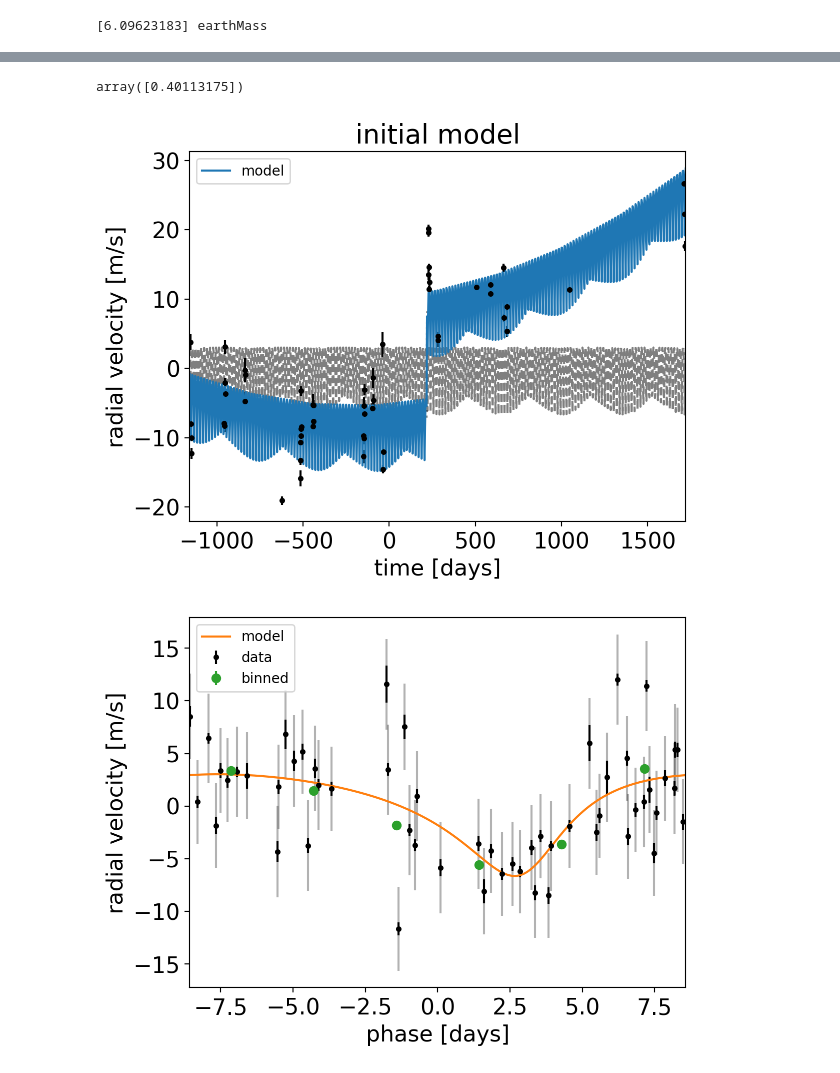
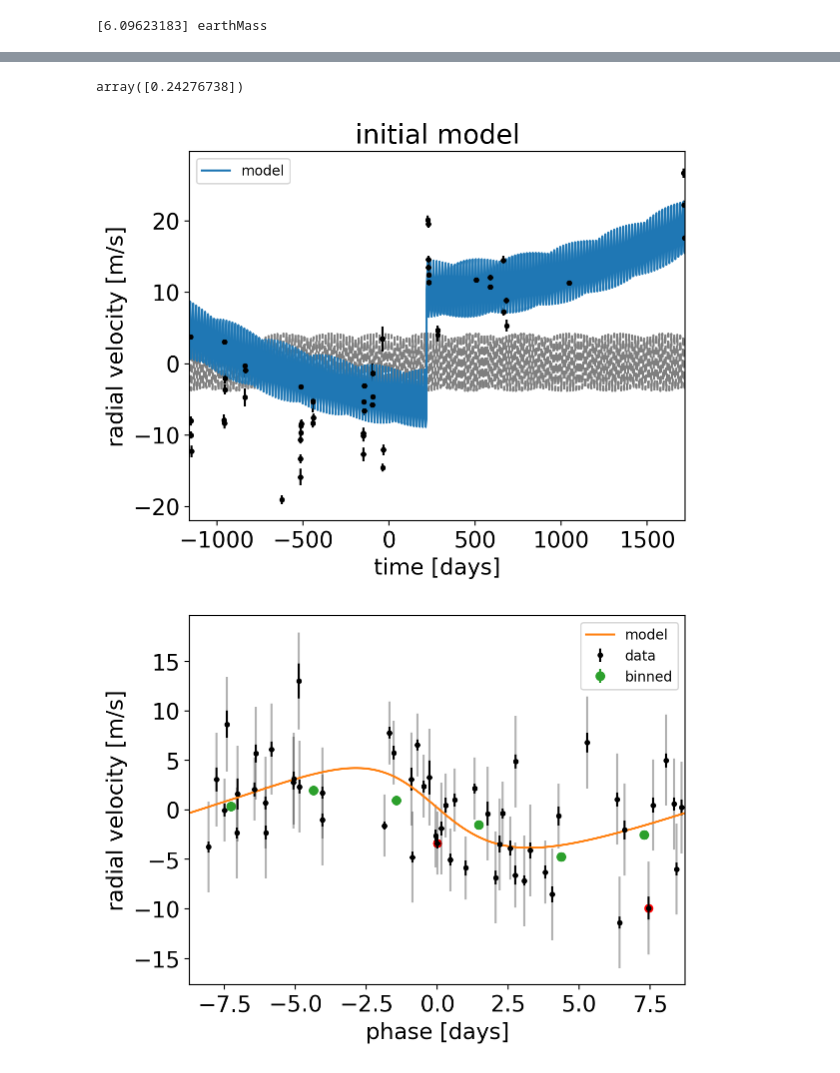
Before and after one commit to megbedell/tesstwin, a Jupyter notebook: notebooks/exoplanet/rv_fit.ipynb, the cells around one changed output, grey strips where cells are left out. Drawn from its saved outputs; the diff is of its cells as text; code cells hidden in the pictures.

Commit message:
eccentricity calculations and paper outline

```diff
--- a/notebooks/exoplanet/rv_fit.ipynb
+++ b/notebooks/exoplanet/rv_fit.ipynb
@@ -122,12 +149,15 @@ fwhm_rv_guess = np.copy(fwhm_rv)
 fwhm_rv_guess[pug] -= 1.
 
 plt.errorbar(fwhm_rv_guess, y_rv_guess, yerr=yerr_rv, fmt=",k")
-plt.scatter(fwhm_rv_guess, y_rv_guess, c='k', s=7)
+plt.scatter(fwhm_rv_guess, y_rv_guess, c='k', s=10)
 plt.xlabel('FWHM (arbitrary units)')
 plt.ylabel('RV (m/s)')
 
 from scipy.stats import pearsonr
 print("Pearson R is {0:.4f} with a false-alarm probability of {1:.4f}".format(*pearsonr(fwhm_rv_guess, y_rv_guess)))
+
+mask = (fwhm_rv_guess > 1.8) | (fwhm_rv_guess > 0) & (y_rv_guess < -15)
+plt.scatter(fwhm_rv_guess[mask], y_rv_guess[mask], c='r', s=20);
 # %% [output]
 Pearson R is 0.4587 with a false-alarm probability of 0.0004
 [figure]
@@ -172,7 +200,7 @@ def build_model(start=None, bis=False, fwhm=False):
         m_pl = pm.Deterministic("m_pl", tt.exp(log_m_pl))
 
         BoundedBeta = pm.Bound(pm.Beta, lower=0, upper=1-1e-5)
-        ecc = BoundedBeta("ecc", alpha=0.867, beta=3.03, testval=np.zeros(n_pl)+0.01, shape=n_pl)
+        ecc = xo.distributions.eccentricity.kipping13("ecc", testval=np.zeros(n_pl)+0.01, shape=n_pl)
         #ecc = xo.distributions.UnitUniform("ecc", testval=np.zeros(n_pl)+0.01, shape=n_pl)
         omega = xo.distributions.Angle("omega", shape=n_pl)
 
@@ -196,6 +224,9 @@ def build_model(start=None, bis=False, fwhm=False):
             ecc=ecc, omega=omega,
             m_planet=m_pl,
             m_planet_units=msini.unit)
+
+        # Save some deterministics
+        dist_peri =
 
         # Set up the RV model and save it as a deterministic
         # for plotting purposes later
@@ -250,5 +281,5 @@ def build_model(start=None, bis=False, fwhm=False):
 
     return model, map_soln
 # %%
-model, map_soln = build_model()
+model, map_soln = build_model(fwhm=True)
 # %% [output]
@@ -271,7 +306,7 @@ logp: -162.50121502124682 -> -134.28212824329697
 # %%
 map_soln['ecc']
 # %% [output]
-array([0.40113175])
+array([0.24276738])
 # %%
 plt.errorbar(x_rv, y_rv, yerr=yerr_rv, fmt=".k")
 
@@ -285,37 +320,39 @@ plt.xlabel("time [days]")
 plt.ylabel("radial velocity [m/s]")
 plt.title("initial model");
 # %% [output]
-[figure, old version]
+[figure, new version]
 # %%
 p = map_soln["period"]
 t0 = map_soln["t0"]
 jit2_pre = np.exp(2*map_soln["logs_rv_pre"])
 jit2_pug = np.exp(2*map_soln["logs_rv_pug"])
 
 bkg = map_soln["bkg"]
 
 # Plot the folded data
 x_fold = (x_rv - t0 + 0.5*p) % p - 0.5*p
 plt.errorbar(x_fold[~pug], y_rv[~pug] - bkg[~pug], yerr=np.sqrt(yerr_rv[~pug]**2 + jit2_pre), fmt=",k", alpha=0.3)
 plt.errorbar(x_fold[pug], y_rv[pug] - bkg[pug], yerr=np.sqrt(yerr_rv[pug]**2 + jit2_pug), fmt=",k", alpha=0.3)
 plt.errorbar(x_fold, y_rv - bkg, yerr=yerr_rv, fmt=".k", label="data")
+plt.scatter(x_fold[mask], y_rv[mask] - bkg[mask], c='r', s=30)
+
 
 # Bin the data
 bins = np.linspace(-0.5 * p, 0.5*p, 7).flatten()
 num, _ = np.histogram(x_fold, bins, weights=(y_rv - bkg) / yerr_rv**2)
 denom, _ = np.histogram(x_fold, bins, weights=1 / yerr_rv**2)
 plt.errorbar(0.5*(bins[1:]+bins[:-1]), num / denom, yerr=1 / np.sqrt(denom),
              fmt="o", color="C2", label="binned")
 
 # Plot the model prediction
 t_fold = (t_rv - t0 + 0.5*p) % p - 0.5*p
 inds = np.argsort(t_fold)
 plt.plot(t_fold[inds], map_soln['vrad_pred'][inds], color="C1", label="model")
 
 
 plt.legend(fontsize=10)
 plt.xlim(-0.5*p, 0.5*p)
 plt.xlabel("phase [days]")
 plt.ylabel("radial velocity [m/s]");
 # %% [output]
-[figure, old version]
+[figure, new version]
```
Also changed, not shown: parts of 13 cells of this notebook, 3 other files.
